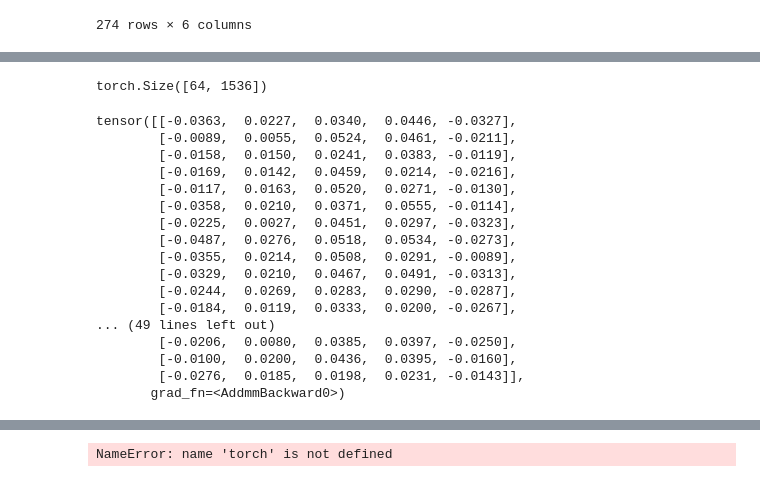
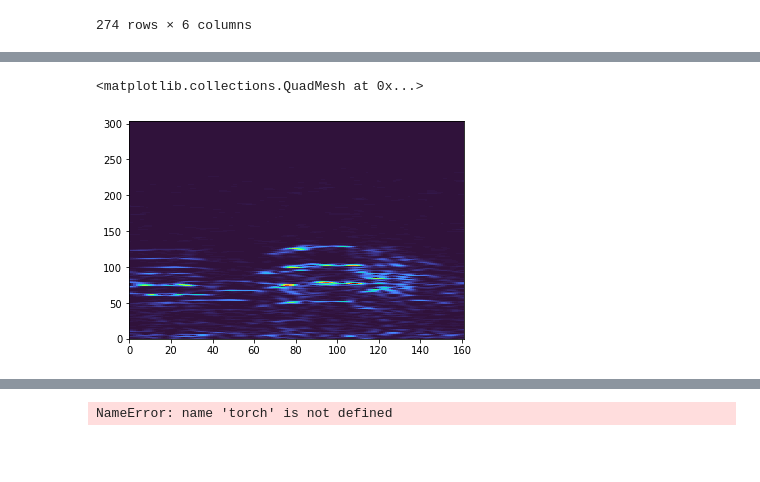
Before and after one commit to theunissenlab/soundsep2, a Jupyter notebook: notebooks/IncrementalFitZeeBee.ipynb, the cells around one changed output, grey strips where cells are left out. Drawn from its saved outputs; the diff is of its cells as text; code cells hidden in the pictures; blank space fills up the shorter version.

Commit message:
Additional edits to prediction NN to make it more robust.

```diff
--- a/notebooks/IncrementalFitZeeBee.ipynb
+++ b/notebooks/IncrementalFitZeeBee.ipynb
@@ -35,18 +31,38 @@ Train on 10 minutes, test on next 10 minutes...
 from soundsep_prediction.dataset import DatasetParameters, SoundsepAudioDataset
 from soundsep_prediction.fit import partial_fit, partial_predict, partial_test
 from soundsep_prediction.models import PredictionNetwork
+from soundsep_prediction.stft import StftParameters
 from torch.utils.data import DataLoader
+from torch import nn
 
 segments = pd.read_csv(project_dir + "/_appdata/save/segments.csv")
+
+# Time-frequency scale and temporal resolution of short-time fourier transform (stft)
+
+stft_params = StftParameters()
+stft_params.sample_rate = project.sampling_rate
+stft_params.half_window = int(10e-3*project.sampling_rate) # 10 ms half window
+stft_params.hop = int(5e-3*project.sampling_rate)  # 5 ms sliding window
+
 
 dataset = SoundsepAudioDataset(
     project_dir=Path(project_dir),
     syllable_table=segments,
-    source_names=segments.SourceName.unique()
+    source_names=segments.SourceName.unique(),
+    stft_params = stft_params
 )
+# %%
+nIn = project.channels
+nOut = len(segments.SourceName.unique())
 # %%
 def get_loader(start_index: int, stop_index: int, batch_size: int = 64, shuffle: bool = False, workers: int = 0):
     """Get a torch DataLoader from start_index to stop_index (in project indices)"""
+
+    stft_params = StftParameters()
+    stft_params.sample_rate = project.sampling_rate
+    stft_params.half_window = int(10e-3*project.sampling_rate) # 10 ms half window
+    stft_params.hop = int(5e-3*project.sampling_rate)  # 5 ms sliding window
+
     ds = SoundsepAudioDataset(
         project_dir=Path(project_dir),
         syllable_table=segments,
@@ -54,7 +70,8 @@ def get_loader(start_index: int, stop_index: int, batch_size: int = 64, shuffle:
         params=DatasetParameters(
             from_index=start_index,
             until_index=stop_index
-        )
+        ),
+        stft_params = stft_params
     )
     return DataLoader(ds, batch_size=batch_size, shuffle=shuffle, num_workers=workers)
 # %%
@@ -89,24 +99,7 @@ plt.pcolormesh(spec[50][0], cmap="turbo")
-# %%
-model.layers(x1).shape
-# %% [output]
-torch.Size([64, 1536])
-# %%
-model(x1)
-# %% [output]
-tensor([[-0.0363,  0.0227,  0.0340,  0.0446, -0.0327],
-        [-0.0089,  0.0055,  0.0524,  0.0461, -0.0211],
-        [-0.0158,  0.0150,  0.0241,  0.0383, -0.0119],
-        [-0.0169,  0.0142,  0.0459,  0.0214, -0.0216],
-        [-0.0117,  0.0163,  0.0520,  0.0271, -0.0130],
-        [-0.0358,  0.0210,  0.0371,  0.0555, -0.0114],
-        [-0.0225,  0.0027,  0.0451,  0.0297, -0.0323],
-        [-0.0487,  0.0276,  0.0518,  0.0534, -0.0273],
-        [-0.0355,  0.0214,  0.0508,  0.0291, -0.0089],
-        [-0.0329,  0.0210,  0.0467,  0.0491, -0.0313],
-        [-0.0244,  0.0269,  0.0283,  0.0290, -0.0287],
-        [-0.0184,  0.0119,  0.0333,  0.0200, -0.0267],
-... (49 lines left out)
-        [-0.0206,  0.0080,  0.0385,  0.0397, -0.0250],
-        [-0.0100,  0.0200,  0.0436,  0.0395, -0.0160],
-        [-0.0276,  0.0185,  0.0198,  0.0231, -0.0143]],
-       grad_fn=<AddmmBackward0>)
+# %%
+# Display the operation performed on the first layer of the nn: the spectrogram
+spec = model.spec(x1)
+plt.pcolormesh(spec[60][2], cmap="turbo")
+# %% [output]
+<matplotlib.collections.QuadMesh at 0x...>
+[figure, added]
```
Also changed, not shown: parts of 16 cells of this notebook, 1 other file.
